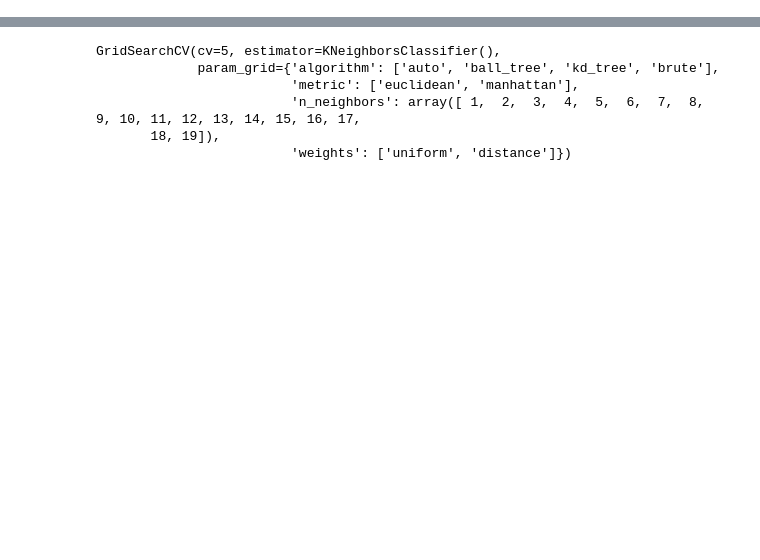
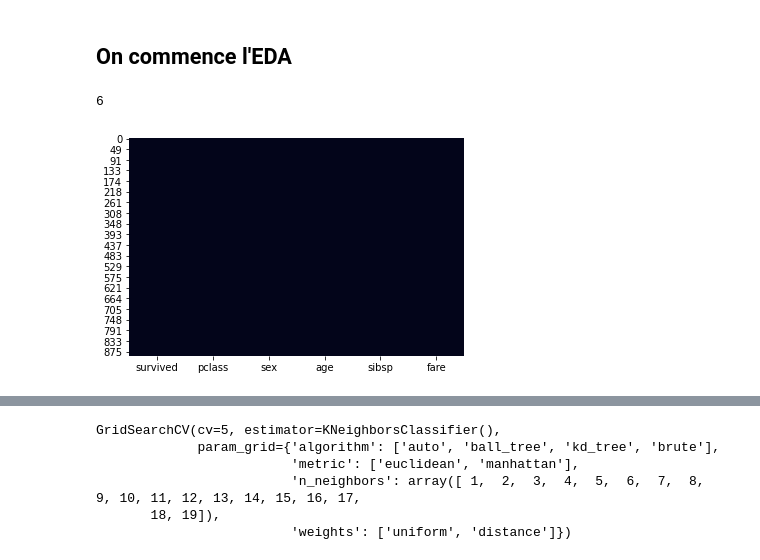
Before and after one commit to vianneybonte/titanic-app, a Jupyter notebook: python_modele_titanic.ipynb, the cells around one changed output, grey strips where cells are left out. Drawn from its saved outputs; the diff is of its cells as text; code cells hidden in the pictures; blank space fills up the shorter version.

```diff
--- a/python_modele_titanic.ipynb
+++ b/python_modele_titanic.ipynb
@@ -17,0 +23,11 @@ titanic.head()
+# %% [markdown]
+## On commence l'EDA
+# %%
+df = titanic.copy()
+sns.heatmap(df.isna(), cbar=False)
+(df.isna().sum()/df.shape[0]).sort_values(ascending=True)
+df.shape[0]
+df.shape[1]
+# %% [output]
+6
+[figure, added]
```
Also changed, not shown: parts of 36 cells of this notebook, 2 other files.
